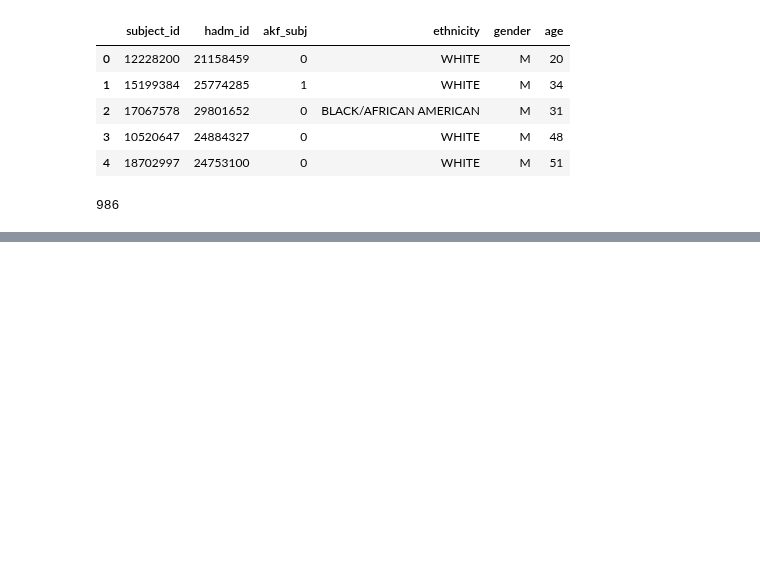
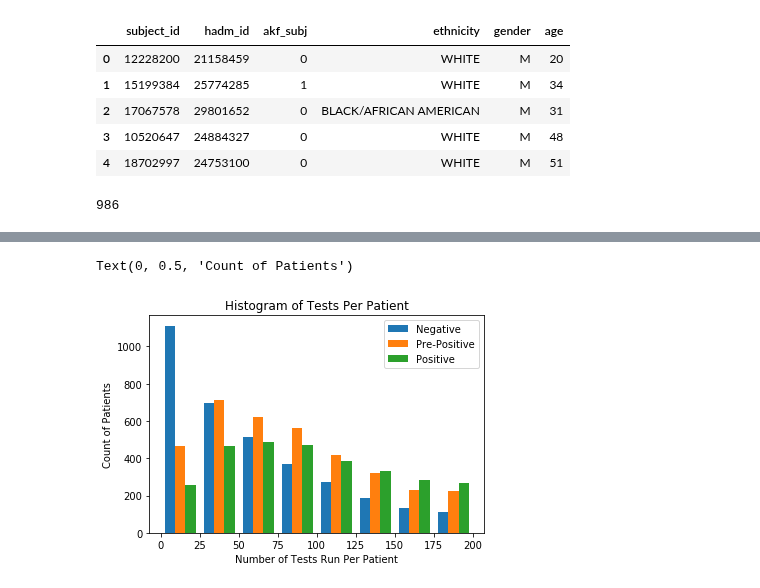
Before and after one commit to brandoncryu/disease_prediction, a Jupyter notebook: EDA_Stephen.ipynb, the cells around one changed output, grey strips where cells are left out. Saved outputs shown, nothing was run; the diff lists cells and outputs as text; code cells hidden in the pictures; blank space fills up the shorter version.

```diff
--- a/EDA_Stephen.ipynb
+++ b/EDA_Stephen.ipynb
@@ -408,0 +578,12 @@ akf_diag[akf_diag.icd_count > 10].sort_values('seq_mean', ascending=False).head(
+# %%
+plt.hist([labs_pp.loc['0: Negative'].n_labs.tolist(),\
+          labs_pp.loc['1: Pre-Positive'].n_labs.tolist(),\
+          labs_pp.loc['2: Positive'].n_labs.tolist()],\
+          bins = 8, range = (0,200))
+plt.legend(('Negative','Pre-Positive','Positive'))
+plt.title('Histogram of Tests Per Patient')
+plt.xlabel('Number of Tests Run Per Patient')
+plt.ylabel('Count of Patients')
+# %% [output]
+Text(0, 0.5, 'Count of Patients')
+[figure, added]
```
Also changed, not shown: parts of 35 cells of this notebook, 1 other file.
